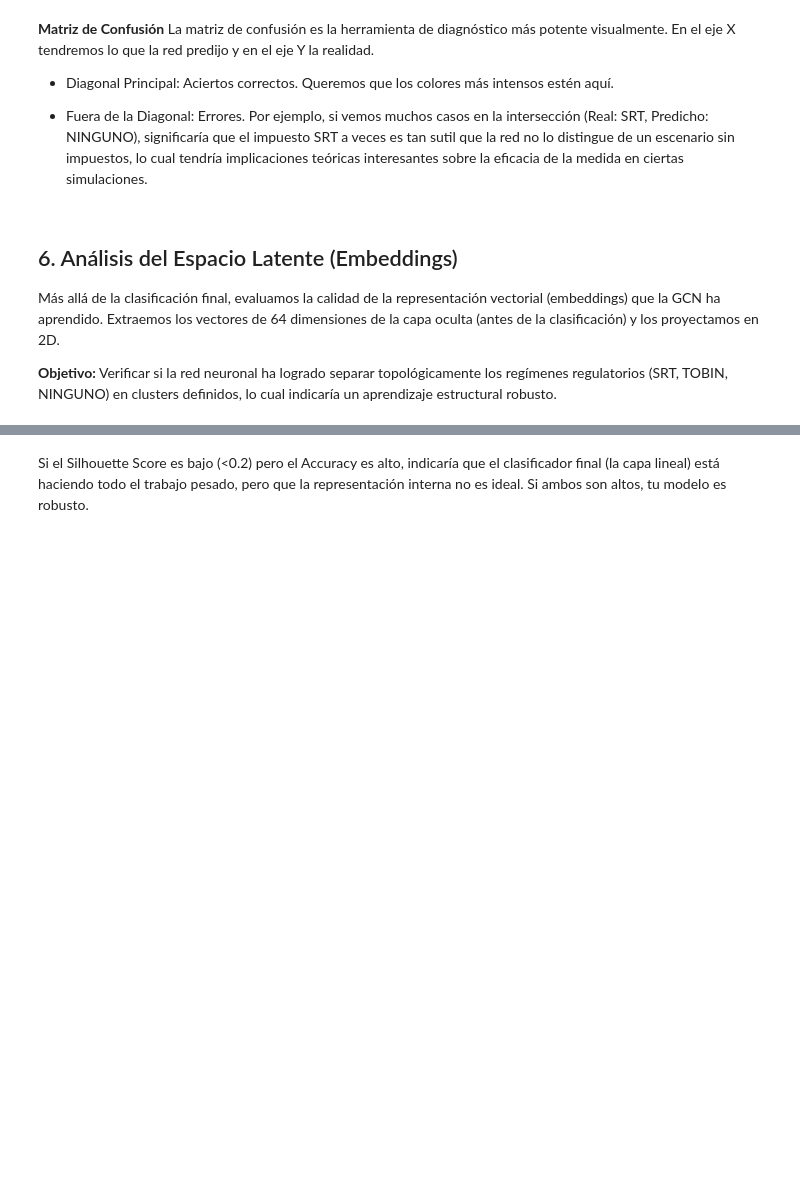
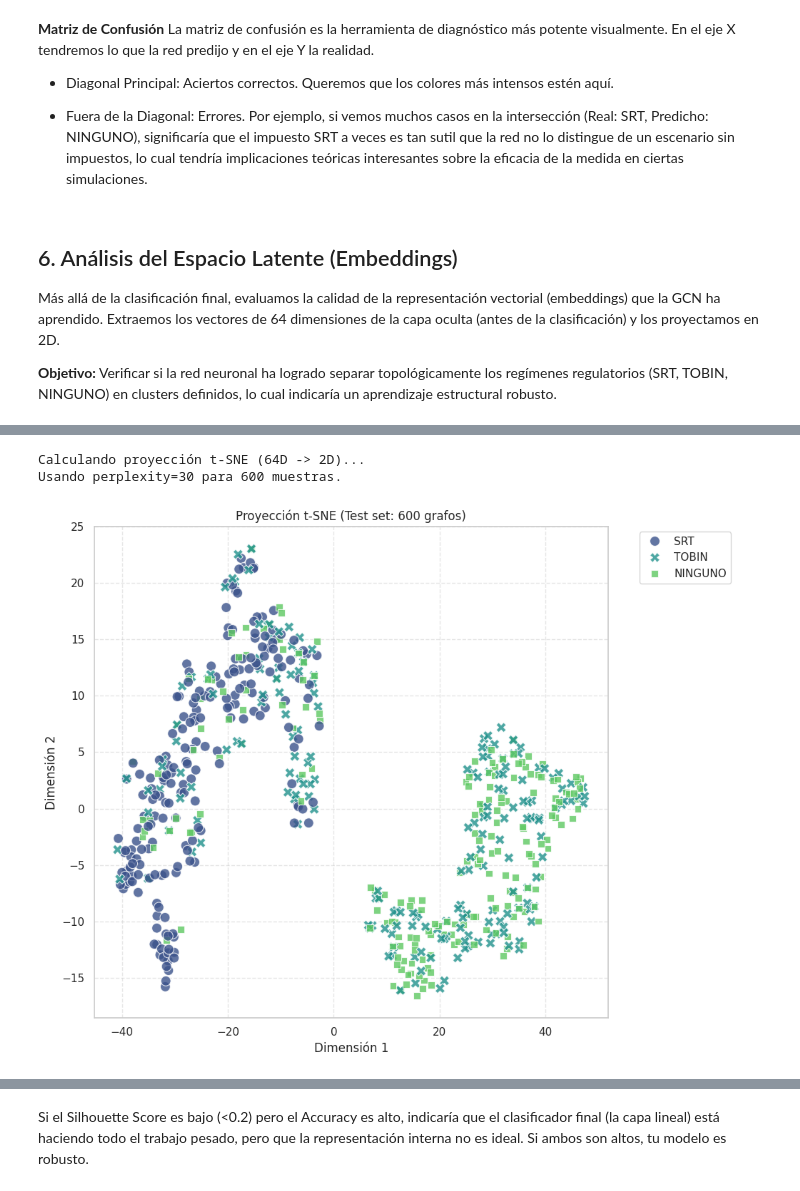
Before and after one commit to f92esmup/systemic-risk-tax-abm, a Jupyter notebook: MAIN.ipynb, the cells around one changed output, grey strips where cells are left out. Drawn from its saved outputs; the diff is of its cells as text; code cells hidden in the pictures; blank space fills up the shorter version.

```diff
--- a/MAIN.ipynb
+++ b/MAIN.ipynb
@@ -814,30 +976,46 @@ plt.show()
 # %%
-# --- Visualización con t-SNE ---
+# --- Visualización con t-SNE Corregida ---
 print("Calculando proyección t-SNE (64D -> 2D)...")
-# Perplexity=30 es estándar para datasets de tamaño medio/grande
-tsne = TSNE(n_components=2, random_state=42, perplexity=30, init='pca', learning_rate='auto')
-X_embedded = tsne.fit_transform(X_latente)
 
-# Crear DataFrame para Seaborn
-df_tsne = pd.DataFrame(X_embedded, columns=['Dim1', 'Dim2'])
-# Mapear códigos numéricos a nombres reales
-nombres_clases = [target_names[i] for i in y_latente]
-df_tsne['Regulación'] = nombres_clases
+# Obtenemos el número de muestras en test
+n_samples = X_latente.shape[0]
 
-plt.figure(figsize=(10, 8))
-sns.scatterplot(
-    data=df_tsne, x='Dim1', y='Dim2',
-    hue='Regulación', style='Regulación',
-    palette='viridis', s=100, alpha=0.8
-)
+# Ajuste dinámico: La perplejidad debe ser menor que n_samples
+# Usamos 30 por defecto, o (n_samples - 1) si son pocos datos
+perplexity_val = min(30, n_samples - 1)
 
-plt.title("Proyección t-SNE del Espacio Latente Aprendido")
-plt.xlabel("Dimensión 1")
-plt.ylabel("Dimensión 2")
-plt.legend(bbox_to_anchor=(1.05, 1), loc='upper left')
-plt.grid(True, linestyle='--', alpha=0.5)
-plt.tight_layout()
-plt.show()
+if n_samples < 2:
+    print("Error: No hay suficientes datos en el conjunto de test para t-SNE.")
+else:
+    print(f"Usando perplexity={perplexity_val} para {n_samples} muestras.")
+
+    tsne = TSNE(n_components=2, random_state=42, perplexity=perplexity_val, init='pca', learning_rate='auto')
+    X_embedded = tsne.fit_transform(X_latente)
+
+    # Crear DataFrame para Seaborn
+    df_tsne = pd.DataFrame(X_embedded, columns=['Dim1', 'Dim2'])
+    # Mapear códigos numéricos a nombres reales
+    nombres_clases = [target_names[i] for i in y_latente]
+    df_tsne['Regulación'] = nombres_clases
+
+    plt.figure(figsize=(10, 8))
+    sns.scatterplot(
+        data=df_tsne, x='Dim1', y='Dim2',
+        hue='Regulación', style='Regulación',
+        palette='viridis', s=100, alpha=0.8
+    )
+
+    plt.title(f"Proyección t-SNE (Test set: {n_samples} grafos)")
+    plt.xlabel("Dimensión 1")
+    plt.ylabel("Dimensión 2")
+    plt.legend(bbox_to_anchor=(1.05, 1), loc='upper left')
+    plt.grid(True, linestyle='--', alpha=0.5)
+    plt.tight_layout()
+    plt.show()
+# %% [output]
+Calculando proyección t-SNE (64D -> 2D)...
+Usando perplexity=30 para 600 muestras.
+[figure, added]
 # %%
 # --- Evaluación Cuantitativa del Clustering ---
 sil_score = silhouette_score(X_latente, y_latente)
```
Also changed, not shown: parts of 24 cells of this notebook.
